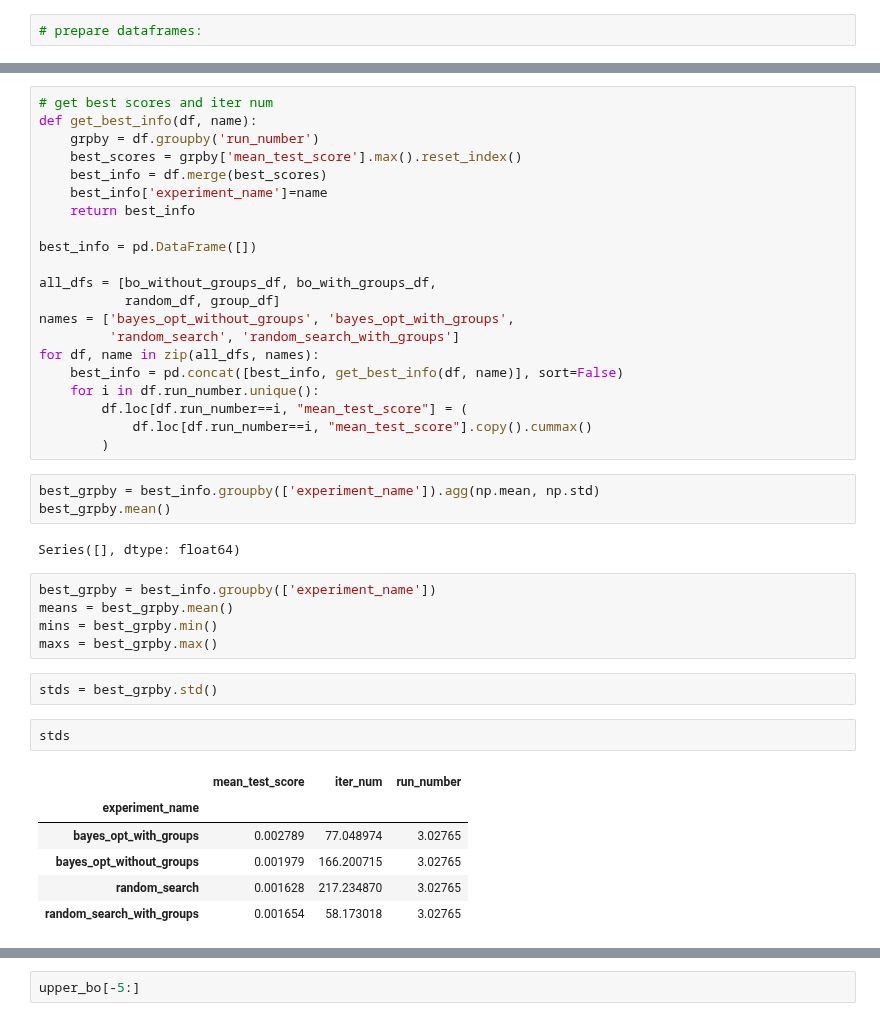
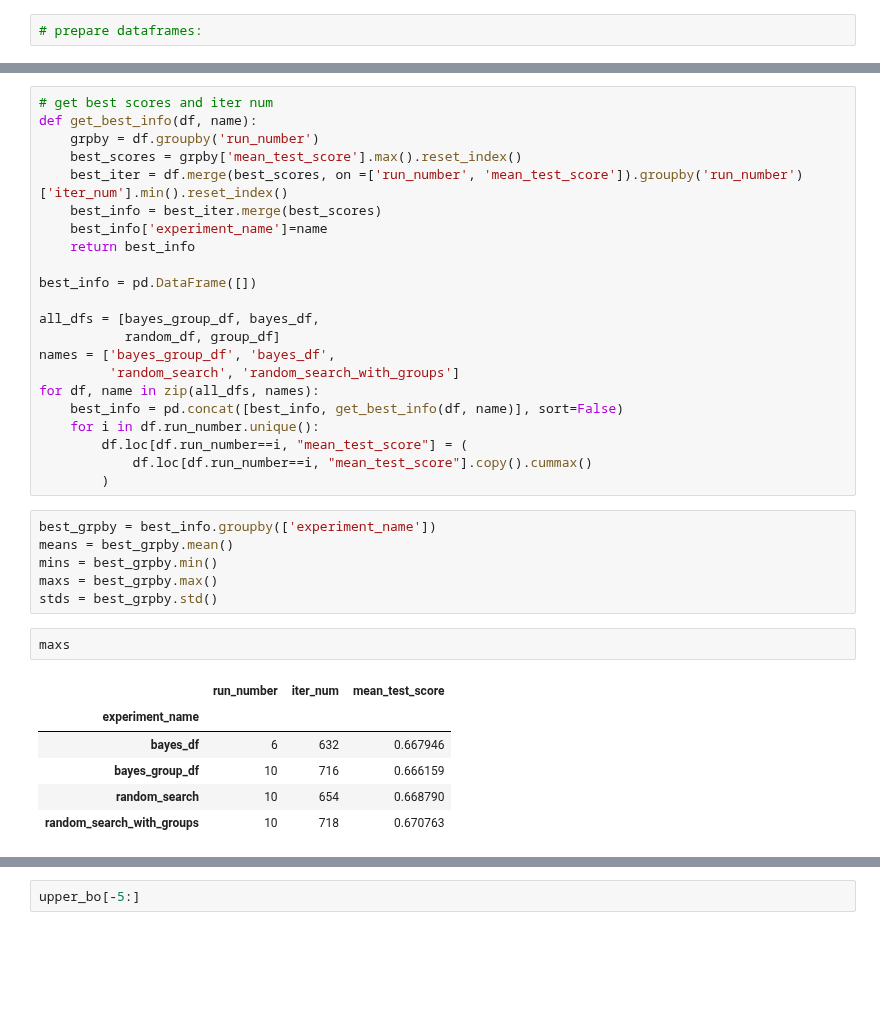
Before and after one commit to HollowPrincess/GradBoostOptim, a Jupyter notebook: test_3/xgboost_test_3_analysis.ipynb, the cells around one changed output, grey strips where cells are left out. Drawn from its saved outputs; the diff is of its cells as text; blank space fills up the shorter version.

```diff
--- a/test_3/xgboost_test_3_analysis.ipynb
+++ b/test_3/xgboost_test_3_analysis.ipynb
@@ -124,15 +94,16 @@ bo_with_groups_df = bo_with_groups_df.rename(columns={'target': 'mean_test_score
 def get_best_info(df, name):
     grpby = df.groupby('run_number')
     best_scores = grpby['mean_test_score'].max().reset_index()
-    best_info = df.merge(best_scores)
+    best_iter = df.merge(best_scores, on =['run_number', 'mean_test_score']).groupby('run_number')['iter_num'].min().reset_index()
+    best_info = best_iter.merge(best_scores)
     best_info['experiment_name']=name
     return best_info
 
 best_info = pd.DataFrame([])
 
-all_dfs = [bo_without_groups_df, bo_with_groups_df,
+all_dfs = [bayes_group_df, bayes_df,
            random_df, group_df]
-names = ['bayes_opt_without_groups', 'bayes_opt_with_groups',
+names = ['bayes_group_df', 'bayes_df',
          'random_search', 'random_search_with_groups']
 for df, name in zip(all_dfs, names):
     best_info = pd.concat([best_info, get_best_info(df, name)], sort=False)
@@ -140,27 +111,21 @@ for df, name in zip(all_dfs, names):
         df.loc[df.run_number==i, "mean_test_score"] = (
             df.loc[df.run_number==i, "mean_test_score"].copy().cummax()
         )
-# %%
-best_grpby = best_info.groupby(['experiment_name']).agg(np.mean, np.std)
-best_grpby.mean()
-# %% [output]
-Series([], dtype: float64)
 # %%
 best_grpby = best_info.groupby(['experiment_name'])
 means = best_grpby.mean()
 mins = best_grpby.min()
 maxs = best_grpby.max()
+stds = best_grpby.std()
-# %%
-stds = best_grpby.std()
-# %%
-stds
-# %% [output]
-|  | mean_test_score | iter_num | run_number |
-| experiment_name |  |  |  |
-| bayes_opt_with_groups | 0.002789 | 77.048974 | 3.02765 |
-| bayes_opt_without_groups | 0.001979 | 166.200715 | 3.02765 |
-| random_search | 0.001628 | 217.234870 | 3.02765 |
-| random_search_with_groups | 0.001654 | 58.173018 | 3.02765 |
+# %%
+maxs
+# %% [output]
+|  | run_number | iter_num | mean_test_score |
+| experiment_name |  |  |  |
+| bayes_df | 6 | 632 | 0.667946 |
+| bayes_group_df | 10 | 716 | 0.666159 |
+| random_search | 10 | 654 | 0.668790 |
+| random_search_with_groups | 10 | 718 | 0.670763 |
 # %%
 # Data with stop criterion
 # stop if the cumulative score hasn't grown in "stop_iter_num" iterations
```
Also changed, not shown: parts of 13 cells of this notebook, 40 other files.
